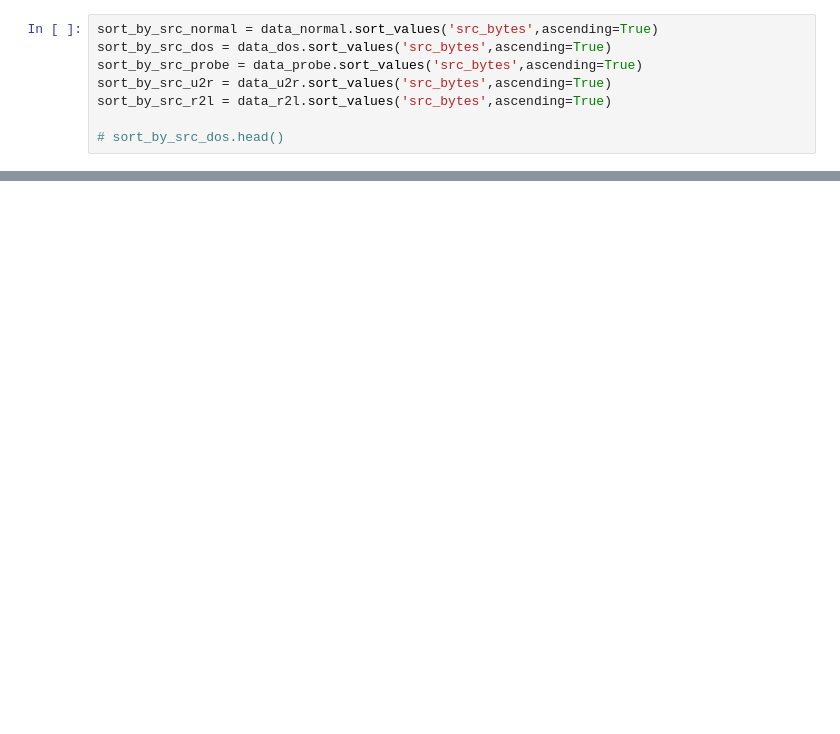
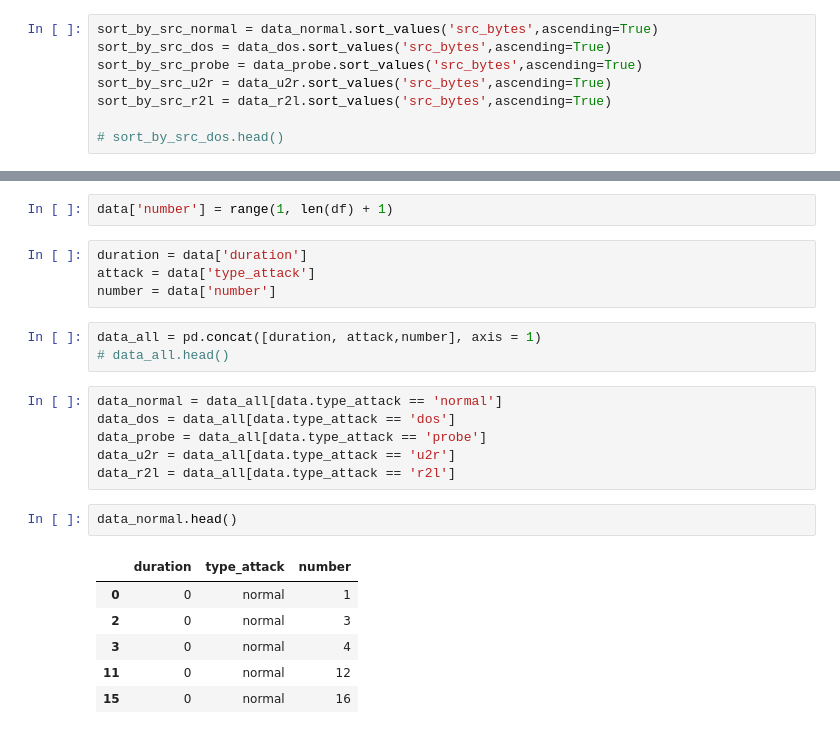
Before and after one commit to hasobi/skripsi, a Jupyter notebook: scatter_histogram_v1.ipynb, the cells around one changed output, grey strips where cells are left out. Cells and saved outputs as stored; diff of their text form; blank space fills up the shorter version.

```diff
--- a/scatter_histogram_v1.ipynb
+++ b/scatter_histogram_v1.ipynb
@@ -401,0 +471,24 @@ p1=sns.kdeplot(sort_by_src_dos['src_bytes'], shade=True,label="dos", color="red"
+# %%
+data['number'] = range(1, len(df) + 1)
+# %%
+duration = data['duration']
+attack = data['type_attack']
+number = data['number']
+# %%
+data_all = pd.concat([duration, attack,number], axis = 1)
+# data_all.head()
+# %%
+data_normal = data_all[data.type_attack == 'normal']
+data_dos = data_all[data.type_attack == 'dos']
+data_probe = data_all[data.type_attack == 'probe']
+data_u2r = data_all[data.type_attack == 'u2r']
+data_r2l = data_all[data.type_attack == 'r2l']
+# %%
+data_normal.head()
+# %% [output]
+|  | duration | type_attack | number |
+| 0 | 0 | normal | 1 |
+| 2 | 0 | normal | 3 |
+| 3 | 0 | normal | 4 |
+| 11 | 0 | normal | 12 |
+| 15 | 0 | normal | 16 |
```
Also changed, not shown: parts of 20 cells of this notebook.
